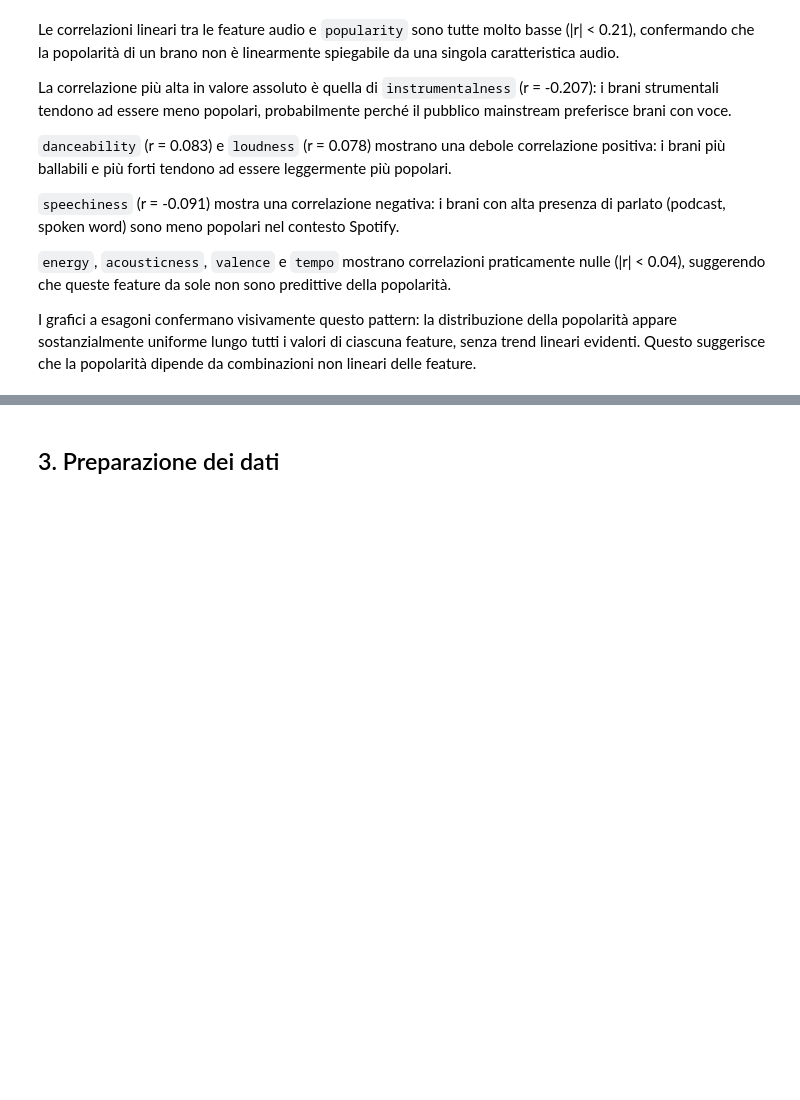
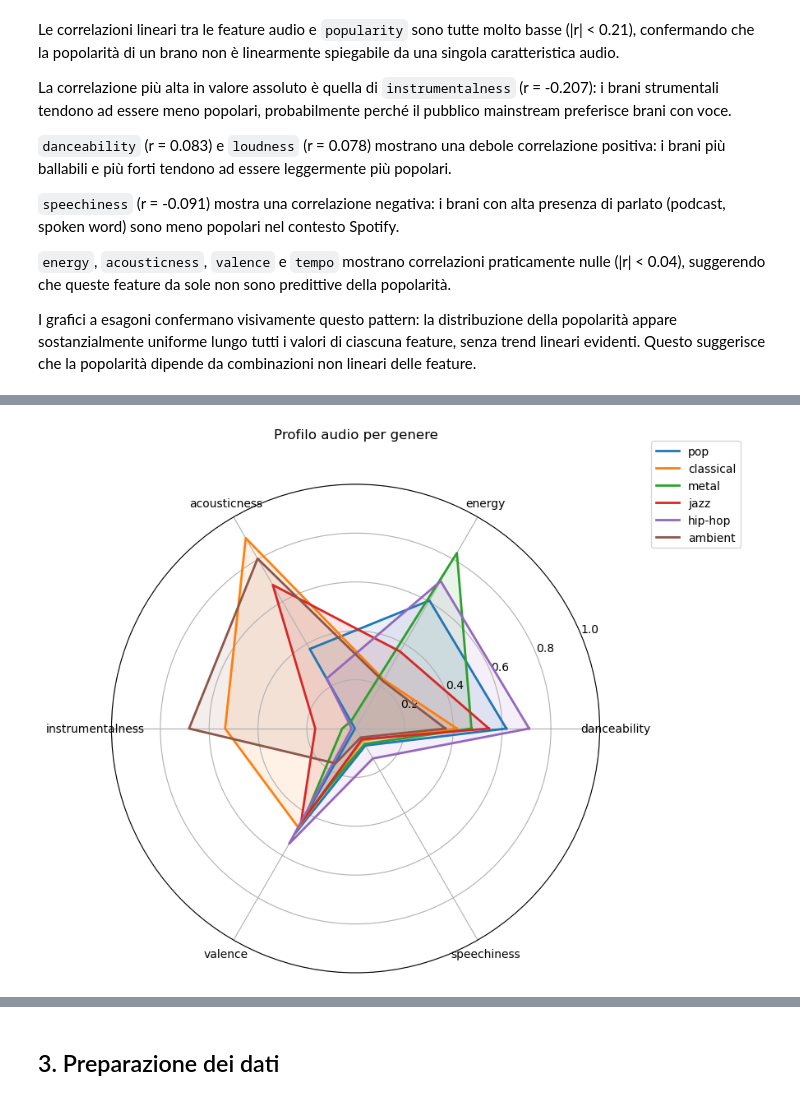
Before and after one commit to PADIprojects/Spotify-Track-Popularity-Prediction, a Jupyter notebook: track_popularity_prediction.ipynb, the cells around one changed output, grey strips where cells are left out. Saved outputs shown, nothing was run; the diff lists cells and outputs as text; code cells hidden in the pictures; blank space fills up the shorter version.

```diff
--- a/track_popularity_prediction.ipynb
+++ b/track_popularity_prediction.ipynb
@@ -478,0 +594,33 @@ I grafici a esagoni confermano visivamente questo pattern: la distribuzione dell
+# %%
+from math import pi
+
+# Scegli 6 generi rappresentativi + le feature da plottare
+selected_genres = ['pop', 'classical', 'metal', 'jazz', 'hip-hop', 'ambient']
+features = ['danceability', 'energy', 'acousticness', 'instrumentalness', 'valence', 'speechiness']
+
+# Calcola la media delle feature per ogni genere (sono già in 0-1, quindi non serve normalizzare)
+genre_profiles = df[df['track_genre'].isin(selected_genres)].groupby(
+    'track_genre', observed=True
+)[features].mean()
+
+# Setup del radar
+angles = [n / len(features) * 2 * pi for n in range(len(features))]
+angles += angles[:1]  # chiudere il poligono
+
+fig, ax = plt.subplots(figsize=(9, 9), subplot_kw=dict(polar=True))
+
+for genre in selected_genres:
+    values = genre_profiles.loc[genre].tolist()
+    values += values[:1]
+    ax.plot(angles, values, linewidth=2, label=genre)
+    ax.fill(angles, values, alpha=0.1)
+
+ax.set_xticks(angles[:-1])
+ax.set_xticklabels(features)
+ax.set_ylim(0, 1)
+ax.set_title('Profilo audio per genere', y=1.08)
+ax.legend(loc='upper right', bbox_to_anchor=(1.3, 1.1))
+plt.tight_layout()
+plt.show()
+# %% [output]
+[figure, added]
```
Also changed, not shown: parts of 43 cells of this notebook.
